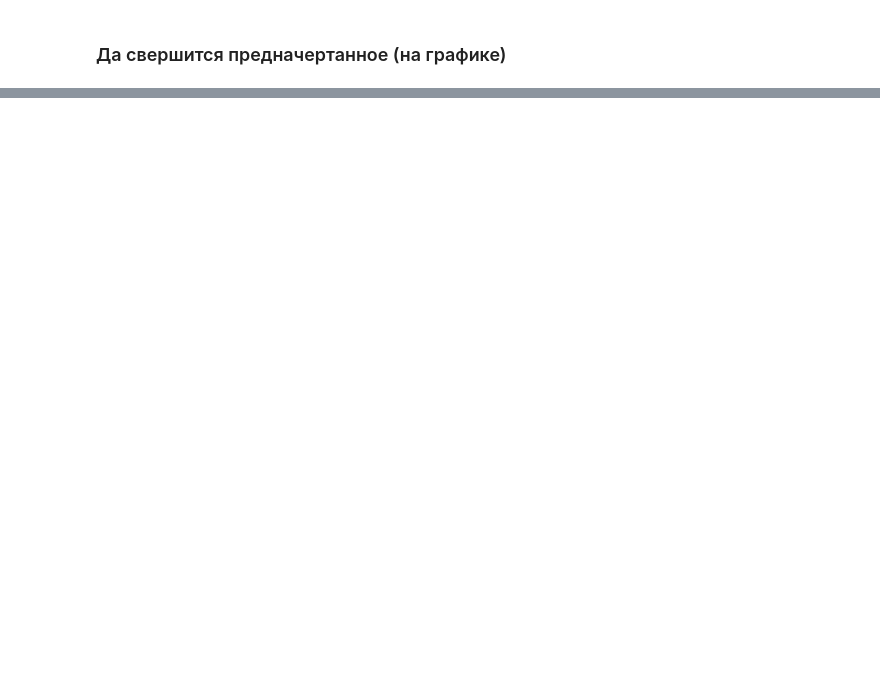
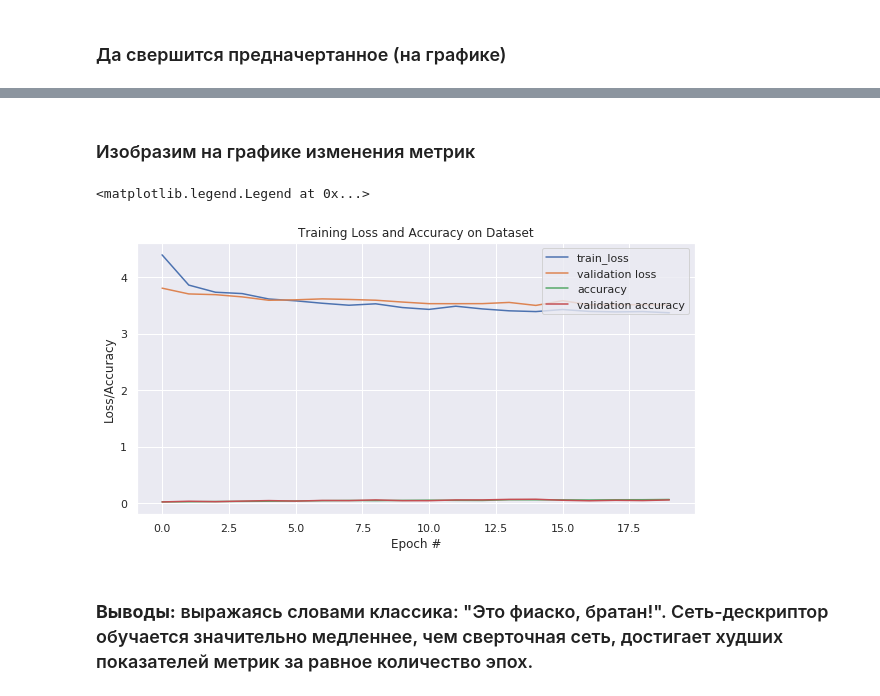
Before and after one commit to tupoylogin/Computer-Vision-2, a Jupyter notebook: Descriptors+CNN.ipynb, the cells around one changed output, grey strips where cells are left out. Saved outputs shown, nothing was run; the diff lists cells and outputs as text; code cells hidden in the pictures; blank space fills up the shorter version.

```diff
--- a/Descriptors+CNN.ipynb
+++ b/Descriptors+CNN.ipynb
@@ -593,0 +573,13 @@ array([[ 80,  96,  96, ...,  72,  80,  48],
+# %%
+def keypoint_generator(features, labels, batch_size, crop, algorithm):
+  batch_features = []
+  batch_labels = []
+  while True:
+    indexes = np.random.choice(features.shape[0], batch_size)
+    img_batch = [features[i] for i in indexes]
+    images_aug = seq(images=img_batch)
+    batch_features = [get_key_pts(algorithm, img)/255.0
+                        for img in images_aug]
+    batch_features = to_same_dims(batch_features, crop)
+    batch_labels = np.array([labels[i] for i in indexes])
+    yield batch_features, batch_labels
@@ -593,0 +588,18 @@ array([[ 80,  96,  96, ...,  72,  80,  48],
+# %%
+x_test_desc = []
+
+for img in x_test:
+  des = get_key_pts(descriptors['sift'], img)
+  des/=255.0
+  x_test_desc.append(des)
+
+x_test_desc = to_same_dims(x_test_desc, 256)
+# %%
+H_des = model_desc.fit_generator(keypoint_generator(x_train, y_train,
+                                      batch_size=64, crop=256,
+                                      algorithm=descriptors['sift']),
+                          epochs=20,
+                          class_weight=class_weights,
+                          steps_per_epoch=x_train.shape[0]//64,
+                          validation_data=(x_test_desc, y_test),
+                          callbacks=[reduce_lr],verbose=1)
@@ -593,0 +646,19 @@ array([[ 80,  96,  96, ...,  72,  80,  48],
+# %% [markdown]
+### Изобразим на графике изменения метрик
+# %%
+sns.set()
+epochs = np.arange(20)
+plt.figure(figsize=(10,5))
+plt.plot(epochs, H_des.history["loss"], label="train_loss")
+plt.plot(epochs, H_des.history["val_loss"], label="validation loss")
+plt.plot(epochs, H_des.history["accuracy"], label="accuracy")
+plt.plot(epochs, H_des.history["val_accuracy"], label="validation accuracy")
+plt.title("Training Loss and Accuracy on Dataset")
+plt.xlabel("Epoch #")
+plt.ylabel("Loss/Accuracy")
+plt.legend(loc="upper right")
+# %% [output]
+<matplotlib.legend.Legend at 0x...>
+[figure, added]
+# %% [markdown]
+### **Выводы:** выражаясь словами классика: "Это фиаско, братан!". Сеть-дескриптор обучается значительно медленнее, чем сверточная сеть, достигает худших показателей метрик за равное количество эпох.
```
Also changed, not shown: parts of 36 cells of this notebook.
